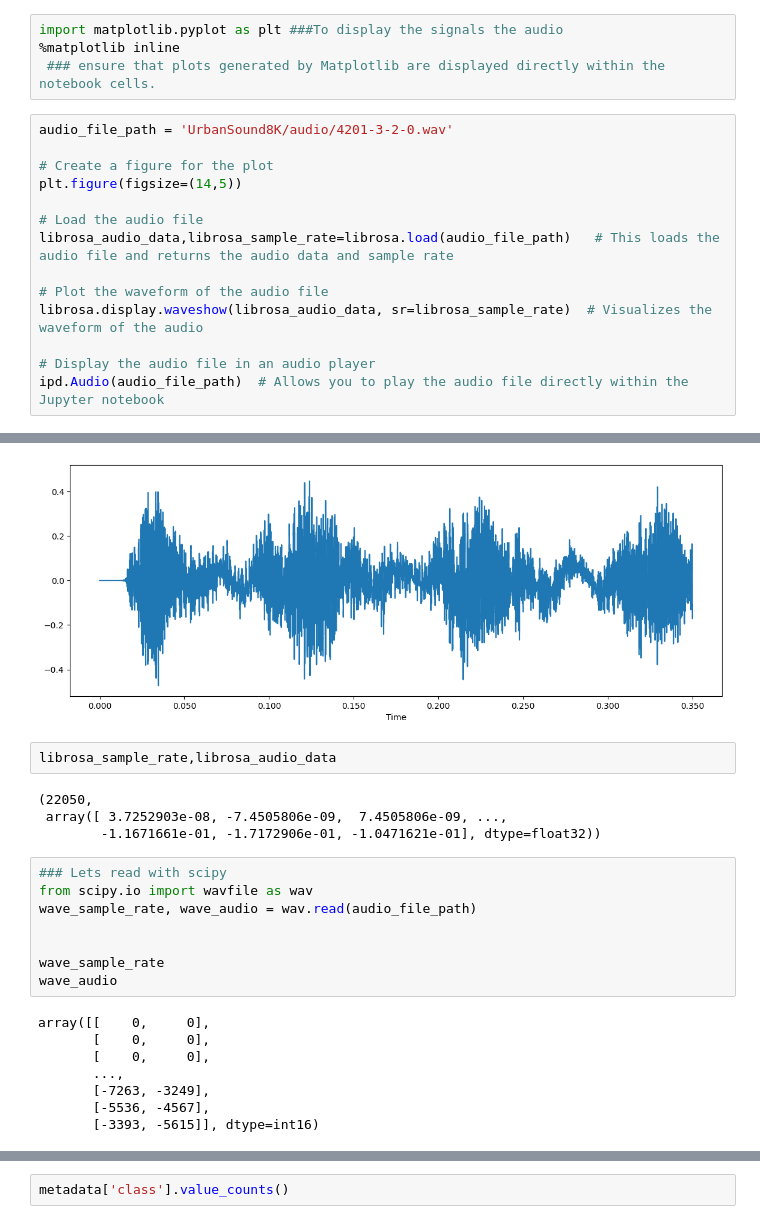
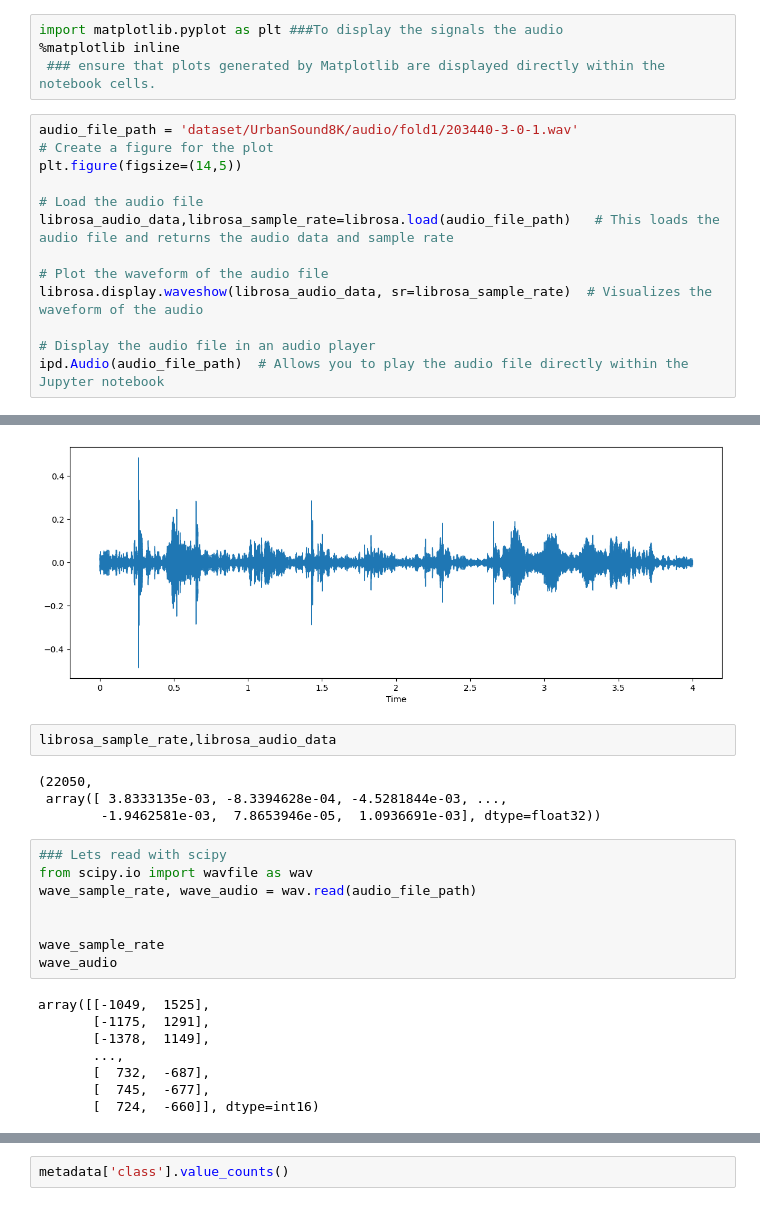
Before and after one commit to DevrathMukesh/DevrathMukesh-UrbanSoundClassifierNN, a Jupyter notebook: Audio Classification EDA.ipynb, the cells around one changed output, grey strips where cells are left out. Drawn from its saved outputs; the diff is of its cells as text.

```diff
--- a/Audio Classification EDA.ipynb
+++ b/Audio Classification EDA.ipynb
@@ -34,28 +49,27 @@ import matplotlib.pyplot as plt ###To display the signals the audio
 %matplotlib inline
  ### ensure that plots generated by Matplotlib are displayed directly within the notebook cells.
 # %%
-audio_file_path = 'UrbanSound8K/audio/4201-3-2-0.wav'
-
+audio_file_path = 'dataset/UrbanSound8K/audio/fold1/203440-3-0-1.wav'
 # Create a figure for the plot
 plt.figure(figsize=(14,5))
 
 # Load the audio file
 librosa_audio_data,librosa_sample_rate=librosa.load(audio_file_path)   # This loads the audio file and returns the audio data and sample rate
 
 # Plot the waveform of the audio file
 librosa.display.waveshow(librosa_audio_data, sr=librosa_sample_rate)  # Visualizes the waveform of the audio
 
 # Display the audio file in an audio player
 ipd.Audio(audio_file_path)  # Allows you to play the audio file directly within the Jupyter notebook
 # %% [output]
 [interactive output not drawn]
-[figure, old version]
+[figure, new version]
 # %%
 librosa_sample_rate,librosa_audio_data
 # %% [output]
 (22050,
- array([ 3.7252903e-08, -7.4505806e-09,  7.4505806e-09, ...,
-        -1.1671661e-01, -1.7172906e-01, -1.0471621e-01], dtype=float32))
+ array([ 3.8333135e-03, -8.3394628e-04, -4.5281844e-03, ...,
+        -1.9462581e-03,  7.8653946e-05,  1.0936691e-03], dtype=float32))
 # %%
 ### Lets read with scipy
 from scipy.io import wavfile as wav
@@ -65,13 +79,13 @@ wave_sample_rate, wave_audio = wav.read(audio_file_path)
 wave_sample_rate
 wave_audio
 # %% [output]
-array([[    0,     0],
-       [    0,     0],
-       [    0,     0],
+array([[-1049,  1525],
+       [-1175,  1291],
+       [-1378,  1149],
        ...,
-       [-7263, -3249],
-       [-5536, -4567],
-       [-3393, -5615]], dtype=int16)
+       [  732,  -687],
+       [  745,  -677],
+       [  724,  -660]], dtype=int16)
 # %%
 
 
```
Also changed, not shown: parts of 14 cells of this notebook, 1 other file.
